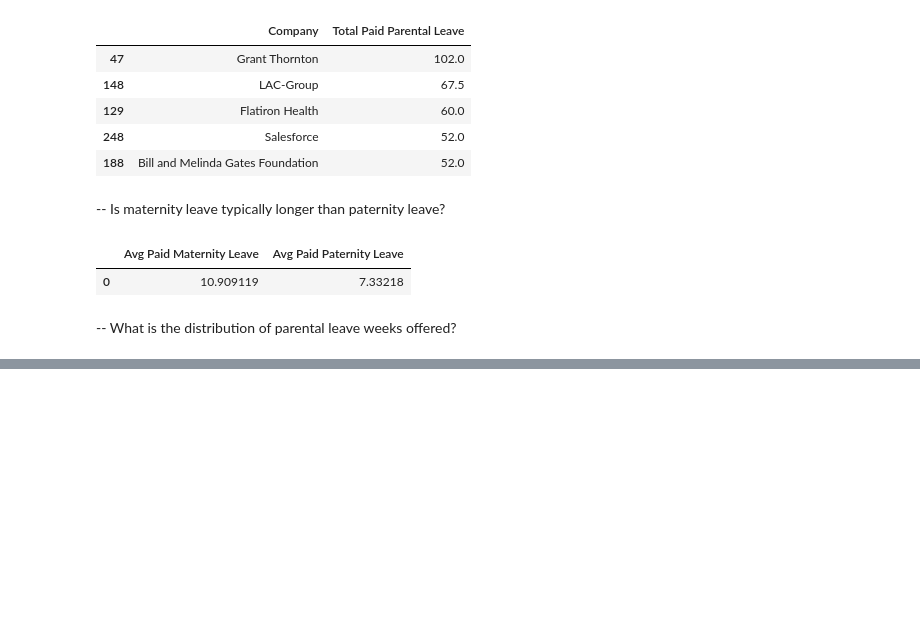
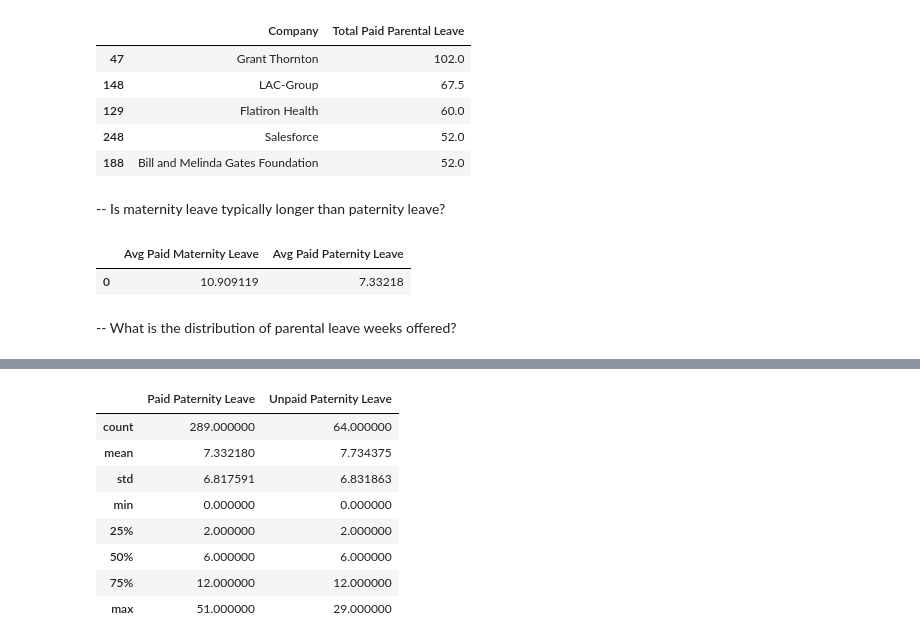
Before and after one commit to lnunag/DataAnalysis, a Jupyter notebook: Parental Leave Policies/plp.ipynb, the cells around one changed output, grey strips where cells are left out. Saved outputs shown, nothing was run; the diff lists cells and outputs as text; code cells hidden in the pictures; blank space fills up the shorter version.

```diff
--- a/Parental Leave Policies/plp.ipynb
+++ b/Parental Leave Policies/plp.ipynb
@@ -121,2 +136,2 @@ sorted_data
 # %%
-stats = data[['Paid Maternity Leave', 'Unpaid Maternity Leave']].describe()
+paternity_stats = data[['Paid Paternity Leave', 'Unpaid Paternity Leave']].describe()
@@ -134,0 +138,12 @@ stats
+# %%
+paternity_stats
+# %% [output]
+|  | Paid Paternity Leave | Unpaid Paternity Leave |
+| count | 289.000000 | 64.000000 |
+| mean | 7.332180 | 7.734375 |
+| std | 6.817591 | 6.831863 |
+| min | 0.000000 | 0.000000 |
+| 25% | 2.000000 | 2.000000 |
+| 50% | 6.000000 | 6.000000 |
+| 75% | 12.000000 | 12.000000 |
+| max | 51.000000 | 29.000000 |
```
Also changed, not shown: parts of 17 cells of this notebook.
